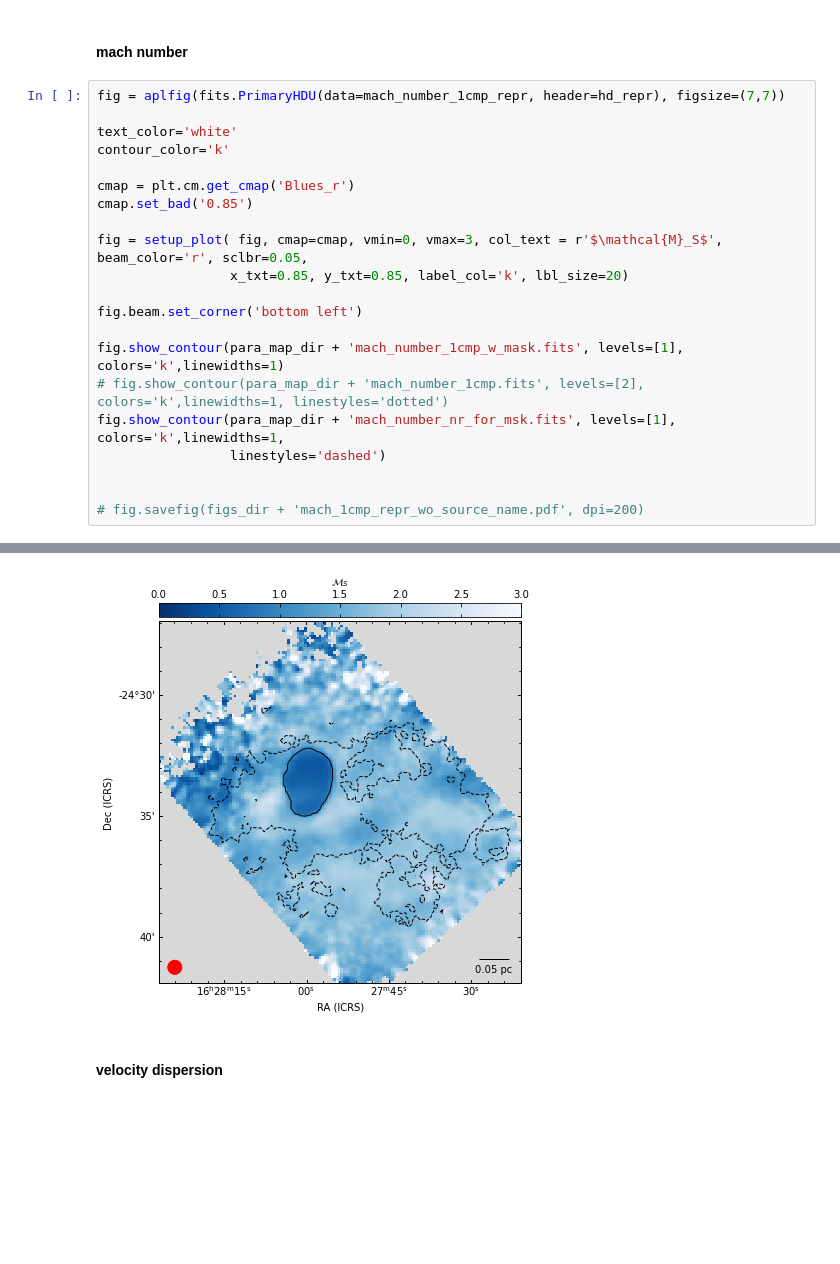
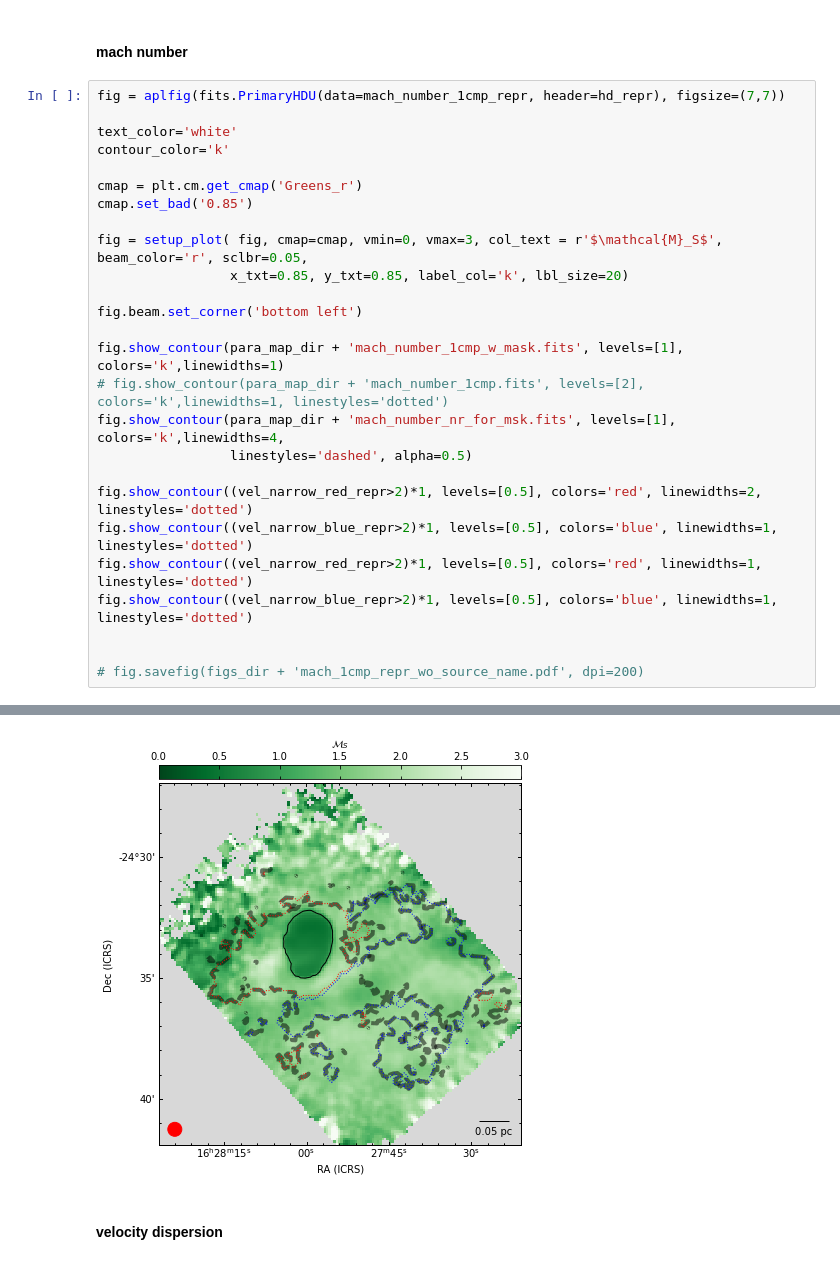
Before and after one commit to SpandanCh/H-MM1_extended_subsonic, a Jupyter notebook: make_figures.ipynb, the cells around one changed output, grey strips where cells are left out. Cells and saved outputs as stored; diff of their text form; blank space fills up the shorter version.

Commit message:
show the narrow-blue and narrow-red extent

```diff
--- a/make_figures.ipynb
+++ b/make_figures.ipynb
@@ -492,7 +492,7 @@ fig = aplfig(fits.PrimaryHDU(data=mach_number_1cmp_repr, header=hd_repr), figsiz
 text_color='white'
 contour_color='k'
 
-cmap = plt.cm.get_cmap('Blues_r')
+cmap = plt.cm.get_cmap('Greens_r')
 cmap.set_bad('0.85')
 
 fig = setup_plot( fig, cmap=cmap, vmin=0, vmax=3, col_text = r'$\mathcal{M}_S$', beam_color='r', sclbr=0.05,
@@ -502,8 +502,13 @@ fig.beam.set_corner('bottom left')
 
 fig.show_contour(para_map_dir + 'mach_number_1cmp_w_mask.fits', levels=[1], colors='k',linewidths=1)
 # fig.show_contour(para_map_dir + 'mach_number_1cmp.fits', levels=[2], colors='k',linewidths=1, linestyles='dotted')
-fig.show_contour(para_map_dir + 'mach_number_nr_for_msk.fits', levels=[1], colors='k',linewidths=1,
-                 linestyles='dashed')
+fig.show_contour(para_map_dir + 'mach_number_nr_for_msk.fits', levels=[1], colors='k',linewidths=4,
+                 linestyles='dashed', alpha=0.5)
+
+fig.show_contour((vel_narrow_red_repr>2)*1, levels=[0.5], colors='red', linewidths=2, linestyles='dotted')
+fig.show_contour((vel_narrow_blue_repr>2)*1, levels=[0.5], colors='blue', linewidths=1, linestyles='dotted')
+fig.show_contour((vel_narrow_red_repr>2)*1, levels=[0.5], colors='red', linewidths=1, linestyles='dotted')
+fig.show_contour((vel_narrow_blue_repr>2)*1, levels=[0.5], colors='blue', linewidths=1, linestyles='dotted')
 
 
 # fig.savefig(figs_dir + 'mach_1cmp_repr_wo_source_name.pdf', dpi=200)
@@ -511,4 +518,4 @@ fig.show_contour(para_map_dir + 'mach_number_nr_for_msk.fits', levels=[1], color
-[figure, old version]
+[figure, new version]
 # %% [markdown]
 #### velocity dispersion
 # %%
```
Also changed, not shown: parts of 5 cells of this notebook, 1 other file.
